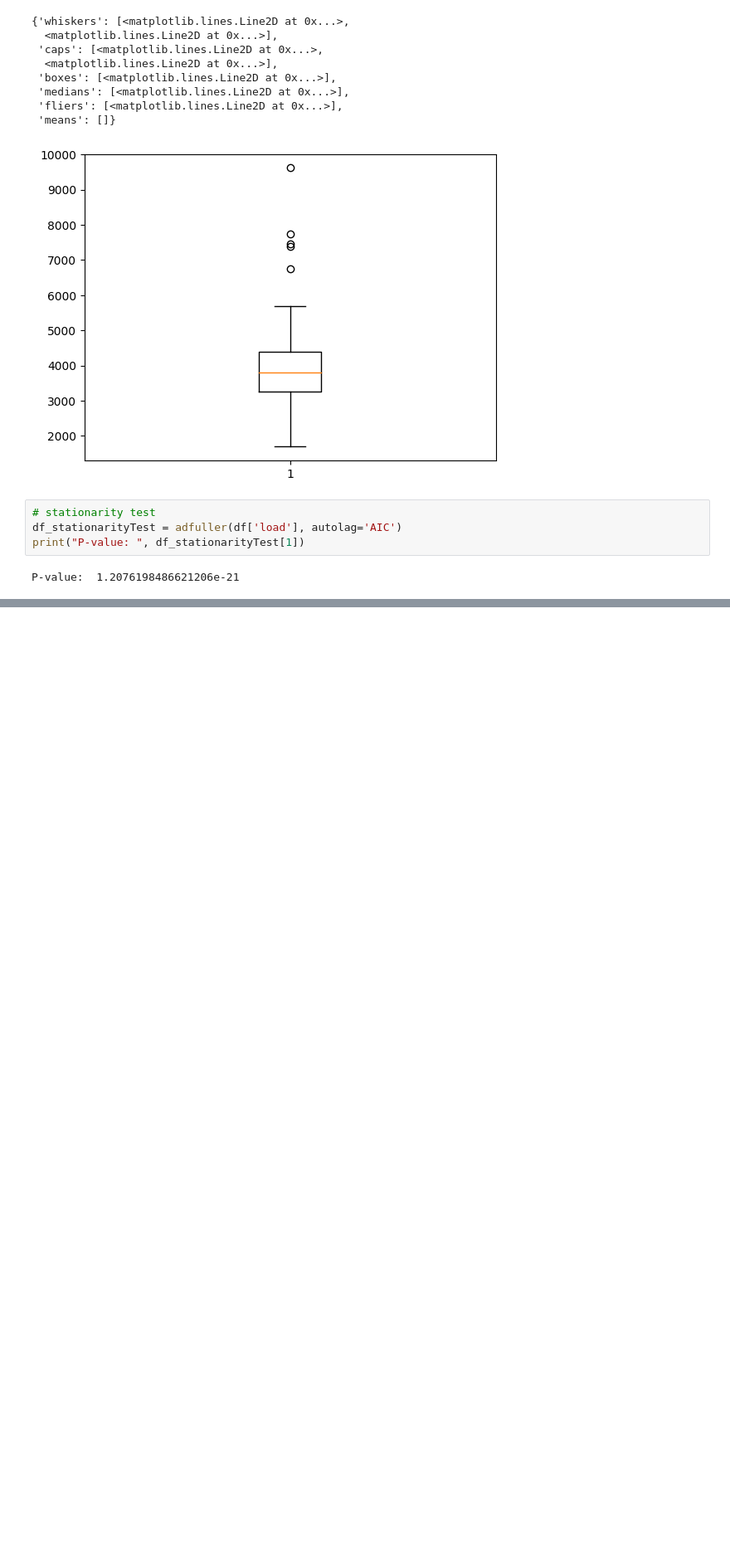
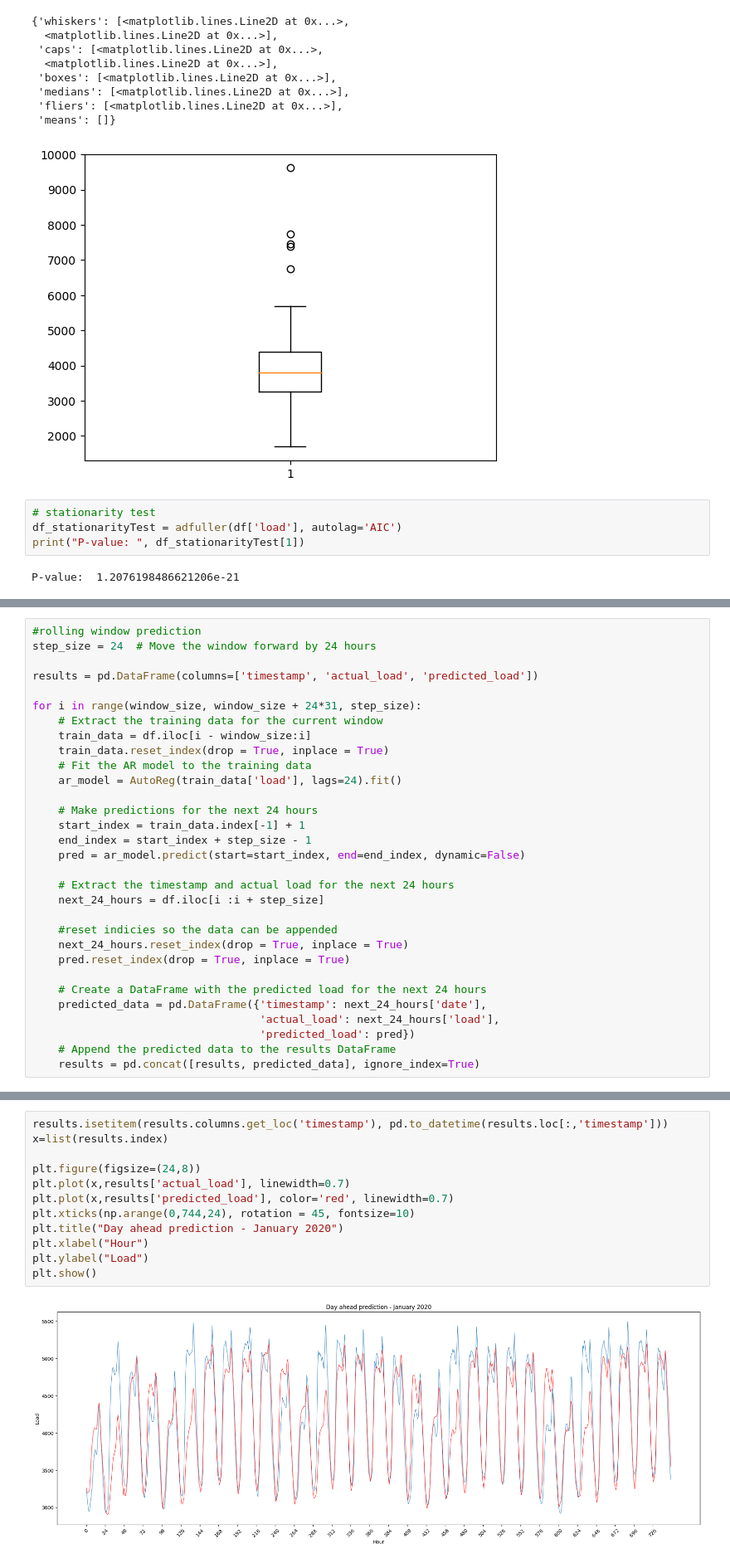
Before and after one commit to novak111/power_consumption_prediction, a Jupyter notebook: DA_prediction.ipynb, the cells around one changed output, grey strips where cells are left out. Shown at 83% size. Drawn from its saved outputs; the diff is of its cells as text; blank space fills up the shorter version.

```diff
--- a/DA_prediction.ipynb
+++ b/DA_prediction.ipynb
@@ -148,0 +173,31 @@ plt.show()
+# %%
+#rolling window prediction
+step_size = 24  # Move the window forward by 24 hours
+
+results = pd.DataFrame(columns=['timestamp', 'actual_load', 'predicted_load'])
+
+for i in range(window_size, window_size + 24*31, step_size):
+    # Extract the training data for the current window
+    train_data = df.iloc[i - window_size:i]
+    train_data.reset_index(drop = True, inplace = True)
+    # Fit the AR model to the training data
+    ar_model = AutoReg(train_data['load'], lags=24).fit()
+
+    # Make predictions for the next 24 hours
+    start_index = train_data.index[-1] + 1
+    end_index = start_index + step_size - 1
+    pred = ar_model.predict(start=start_index, end=end_index, dynamic=False)
+
+    # Extract the timestamp and actual load for the next 24 hours
+    next_24_hours = df.iloc[i :i + step_size]
+
+    #reset indicies so the data can be appended
+    next_24_hours.reset_index(drop = True, inplace = True)
+    pred.reset_index(drop = True, inplace = True)
+
+    # Create a DataFrame with the predicted load for the next 24 hours
+    predicted_data = pd.DataFrame({'timestamp': next_24_hours['date'],
+                                   'actual_load': next_24_hours['load'],
+                                   'predicted_load': pred})
+    # Append the predicted data to the results DataFrame
+    results = pd.concat([results, predicted_data], ignore_index=True)
@@ -148,0 +235,14 @@ plt.show()
+# %%
+results.isetitem(results.columns.get_loc('timestamp'), pd.to_datetime(results.loc[:,'timestamp']))
+x=list(results.index)
+
+plt.figure(figsize=(24,8))
+plt.plot(x,results['actual_load'], linewidth=0.7)
+plt.plot(x,results['predicted_load'], color='red', linewidth=0.7)
+plt.xticks(np.arange(0,744,24), rotation = 45, fontsize=10)
+plt.title("Day ahead prediction - January 2020")
+plt.xlabel("Hour")
+plt.ylabel("Load")
+plt.show()
+# %% [output]
+[figure, added]
```
Also changed, not shown: parts of 10 cells of this notebook.
